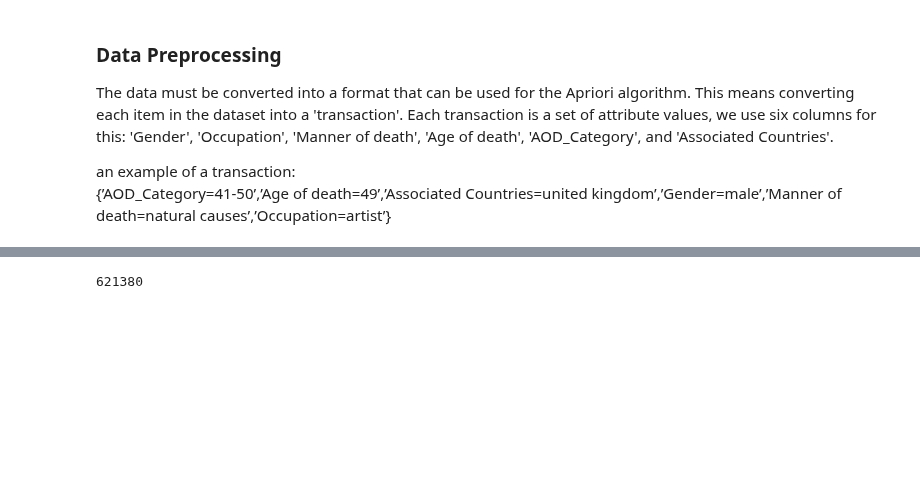
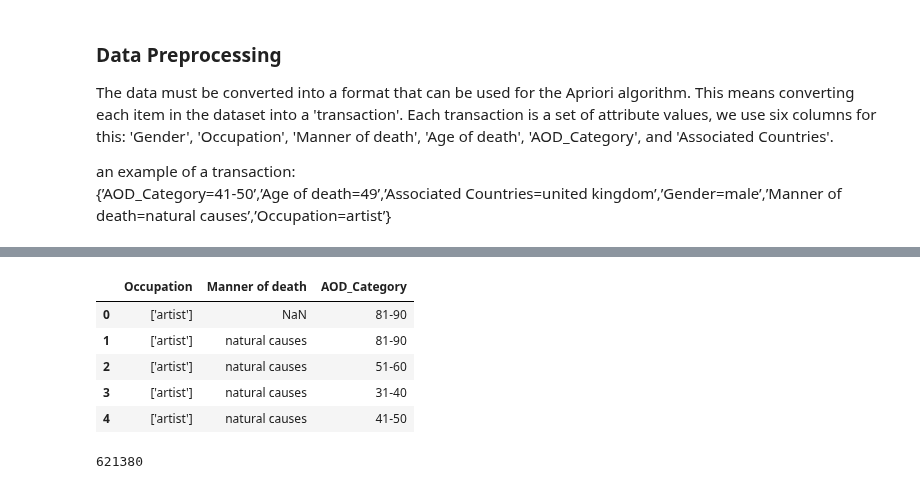
Before and after one commit to JamesHudsonn/3804ICT-Age-Analysis, a Jupyter notebook: Apriori.ipynb, the cells around one changed output, grey strips where cells are left out. Saved outputs shown, nothing was run; the diff lists cells and outputs as text; code cells hidden in the pictures; blank space fills up the shorter version.

```diff
--- a/Apriori.ipynb
+++ b/Apriori.ipynb
@@ -116,10 +103,24 @@ def split_dataframe_by_country(df):
     # Convert lists of rows to DataFrames
     for country, rows in country_dfs.items():
         country_dfs[country] = pd.DataFrame(rows).reset_index(drop=True)
+        country_dfs[country].drop('Associated Countries', axis=1, inplace=True)  # Remove the column
+
 
     return country_dfs
 
-country_dfs = split_dataframe_by_country(df)
+country_df = df.copy()
+country_df.drop(columns='Gender', inplace=True)
+# country_df.dropna(subset=[''], inplace=True)
+country_dfs = split_dataframe_by_country(country_df)
+# %%
+country_dfs['france'].head()
+# %% [output]
+|  | Occupation | Manner of death | AOD_Category |
+| 0 | ['artist'] | NaN | 81-90 |
+| 1 | ['artist'] | natural causes | 81-90 |
+| 2 | ['artist'] | natural causes | 51-60 |
+| 3 | ['artist'] | natural causes | 31-40 |
+| 4 | ['artist'] | natural causes | 41-50 |
 # %%
 # Sample code to print out transactions with multiple 'Associated Countries' and 'Gender'
 multigendertransactions = [transaction for transaction in transactions
```
Also changed, not shown: parts of 13 cells of this notebook.
